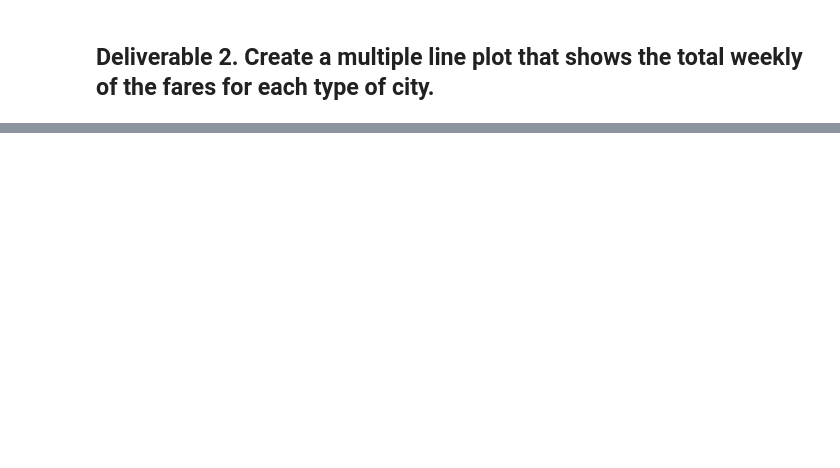
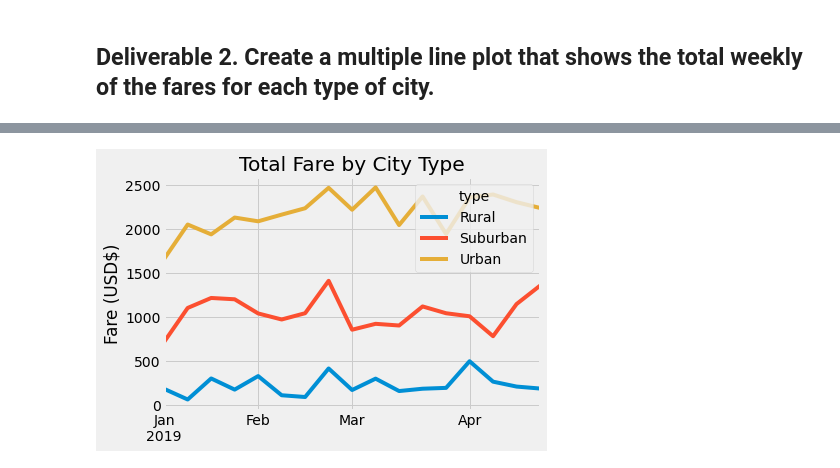
Before and after one commit to ForTheGold/PyBer_Analysis, a Jupyter notebook: PyBer_Challenge.ipynb, the cells around one changed output, grey strips where cells are left out. Cells and saved outputs as stored; diff of their text form; code cells hidden in the pictures; blank space fills up the shorter version.

Commit message:
Uploading Complete Analysis

```diff
--- a/PyBer_Challenge.ipynb
+++ b/PyBer_Challenge.ipynb
@@ -85,3 +87,12 @@ pyber_summary_df
 # %%
+# 2. Using groupby() to create a new DataFrame showing the sum of the fares
+#  for each date where the indices are the city type and date.
+# 3. Reset the index on the DataFrame you created in #1. This is needed to use the 'pivot()' function.
+#
 # 4. Create a pivot table with the 'date' as the index, the columns ='type', and values='fare'
 # to get the total fares for each type of city by the date.
+
+pyber_data_df_new = pd.DataFrame(pyber_data_df.groupby(["type", "date"]).sum()["fare"])
+pyber_data_df_new = pyber_data_df_new.reset_index()
+pyber_data_df_new = pyber_data_df_new.pivot(index="date", columns="type", values="fare")
+pyber_data_df_new
@@ -88,2 +114,8 @@ pyber_summary_df
 # %%
 # 5. Create a new DataFrame from the pivot table DataFrame using loc on the given dates, '2019-01-01':'2019-04-29'.
+# 6. Set the "date" index to datetime datatype. This is necessary to use the resample() method in Step 8.
+# 7. Check that the datatype for the index is datetime using df.info()
+
+pyber_data_df_dates = pyber_data_df_new.loc['2019-01-01':'2019-04-29']
+pyber_data_df_dates.index = pd.to_datetime(pyber_data_df_dates.index)
+pyber_data_df_dates.info()
@@ -95,2 +133,4 @@ pyber_summary_df
 # %%
 # 8. Create a new DataFrame using the "resample()" function by week 'W' and get the sum of the fares for each week.
+pyber_data_df_dates = pyber_data_df_dates.resample('1W').sum()
+pyber_data_df_dates
@@ -97,7 +157,14 @@ pyber_summary_df
 # %%
-# 8. Using the object-oriented interface method, plot the resample DataFrame using the df.plot() function.
+# 8. Using the object-oriented interface method, plot the resampled DataFrame using the df.plot() function.
 
+pyber_data_df_dates.plot()
+plt.title("Total Fare by City Type")
+plt.xlabel("")
+plt.ylabel("Fare (USD$)")
+plt.savefig("analysis/Fig8.png")
 # Import the style from Matplotlib.
 from matplotlib import style
 # Use the graph style fivethirtyeight.
 style.use('fivethirtyeight')
+# %% [output]
+[figure, added]
```
Also changed, not shown: parts of 11 cells of this notebook, 1 other file.
